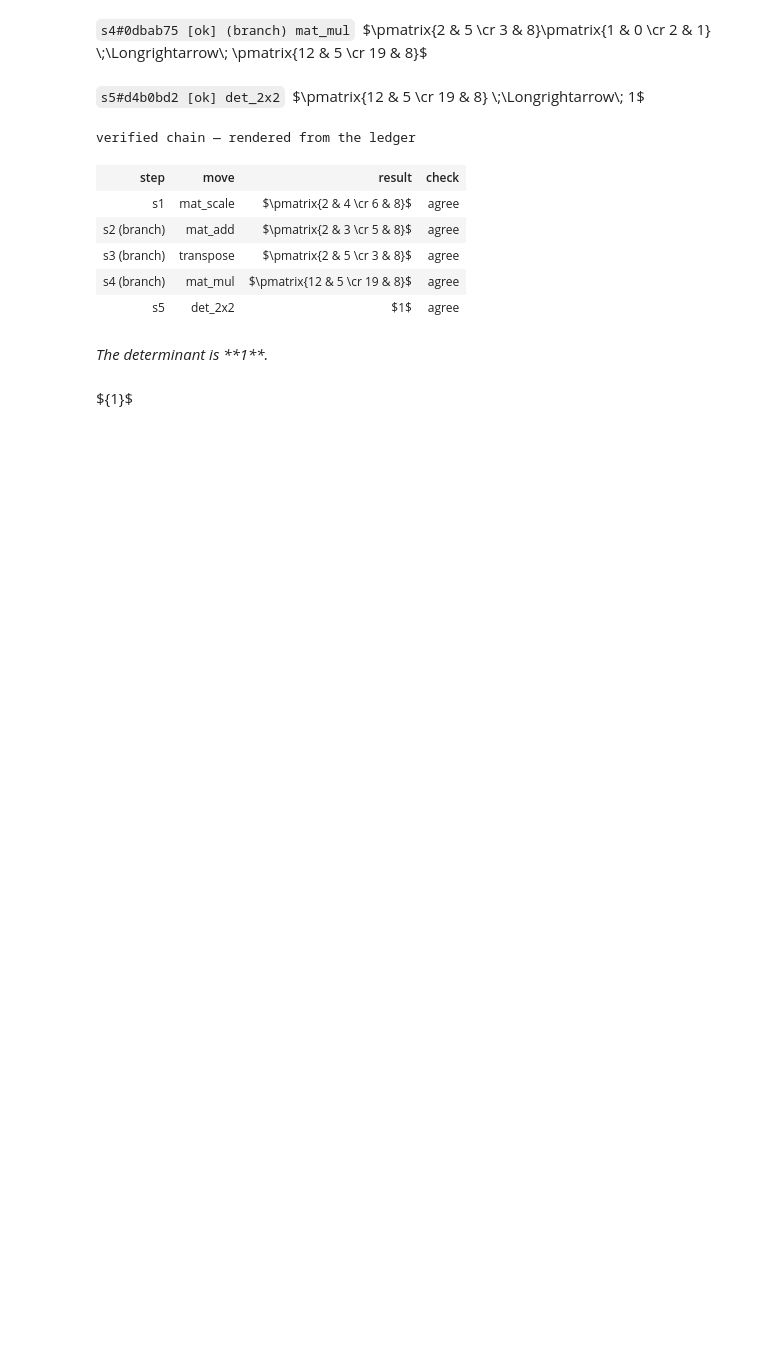
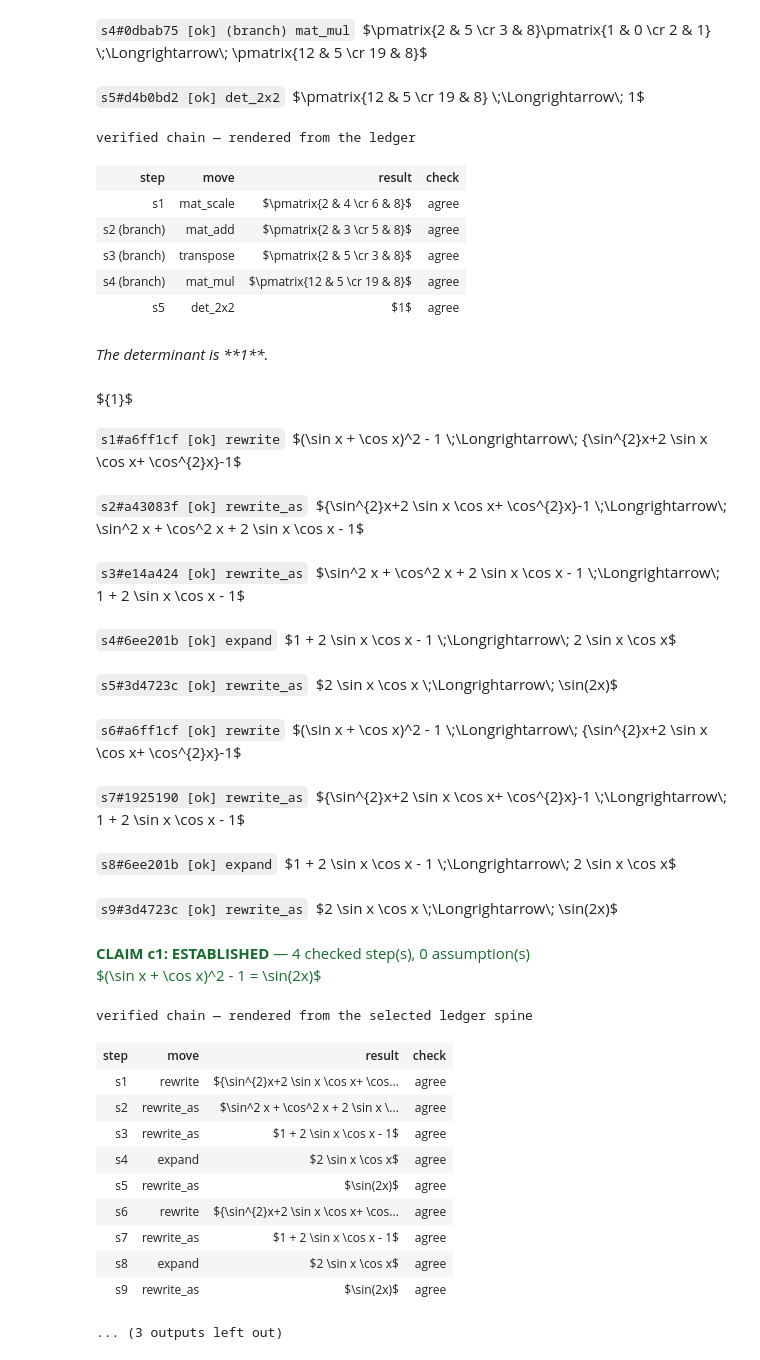
Before and after one commit to semyonc/toymath, a Jupyter notebook: examples/Into.ipynb, the cells around one changed output. Cells and saved outputs as stored; diff of their text form; code cells hidden in the pictures; blank space fills up the shorter version.

```diff
--- a/examples/Into.ipynb
+++ b/examples/Into.ipynb
@@ -135,3 +135,29 @@ verified chain — rendered from the ledger
 | s5 | det_2x2 | $1$ | agree |
 The determinant is **1**.
 ${1}$
+# %%
+do! show that (sin x + cos x)² − 1 = sin(2x)
+# %% [output]
+s1#a6ff1cf [ok] rewrite $(\sin x + \cos x)^2 - 1 \;\Longrightarrow\; {\sin^{2}x+2 \sin x \cos x+ \cos^{2}x}-1$
+s2#a43083f [ok] rewrite_as ${\sin^{2}x+2 \sin x \cos x+ \cos^{2}x}-1 \;\Longrightarrow\; \sin^2 x + \cos^2 x + 2 \sin x \cos x - 1$
+s3#e14a424 [ok] rewrite_as $\sin^2 x + \cos^2 x + 2 \sin x \cos x - 1 \;\Longrightarrow\; 1 + 2 \sin x \cos x - 1$
+s4#6ee201b [ok] expand $1 + 2 \sin x \cos x - 1 \;\Longrightarrow\; 2 \sin x \cos x$
+s5#3d4723c [ok] rewrite_as $2 \sin x \cos x \;\Longrightarrow\; \sin(2x)$
+s6#a6ff1cf [ok] rewrite $(\sin x + \cos x)^2 - 1 \;\Longrightarrow\; {\sin^{2}x+2 \sin x \cos x+ \cos^{2}x}-1$
+s7#1925190 [ok] rewrite_as ${\sin^{2}x+2 \sin x \cos x+ \cos^{2}x}-1 \;\Longrightarrow\; 1 + 2 \sin x \cos x - 1$
+s8#6ee201b [ok] expand $1 + 2 \sin x \cos x - 1 \;\Longrightarrow\; 2 \sin x \cos x$
+s9#3d4723c [ok] rewrite_as $2 \sin x \cos x \;\Longrightarrow\; \sin(2x)$
+CLAIM c1: ESTABLISHED — 4 checked step(s), 0 assumption(s)
+$(\sin x + \cos x)^2 - 1 = \sin(2x)$
+verified chain — rendered from the selected ledger spine
+| step | move | result | check |
+| s1 | rewrite | ${\sin^{2}x+2 \sin x \cos x+ \cos... | agree |
+| s2 | rewrite_as | $\sin^2 x + \cos^2 x + 2 \sin x \... | agree |
+| s3 | rewrite_as | $1 + 2 \sin x \cos x - 1$ | agree |
+| s4 | expand | $2 \sin x \cos x$ | agree |
+| s5 | rewrite_as | $\sin(2x)$ | agree |
+| s6 | rewrite | ${\sin^{2}x+2 \sin x \cos x+ \cos... | agree |
+| s7 | rewrite_as | $1 + 2 \sin x \cos x - 1$ | agree |
+| s8 | expand | $2 \sin x \cos x$ | agree |
+| s9 | rewrite_as | $\sin(2x)$ | agree |
+... (3 outputs left out)
```
Also changed, not shown: 1 other file.
